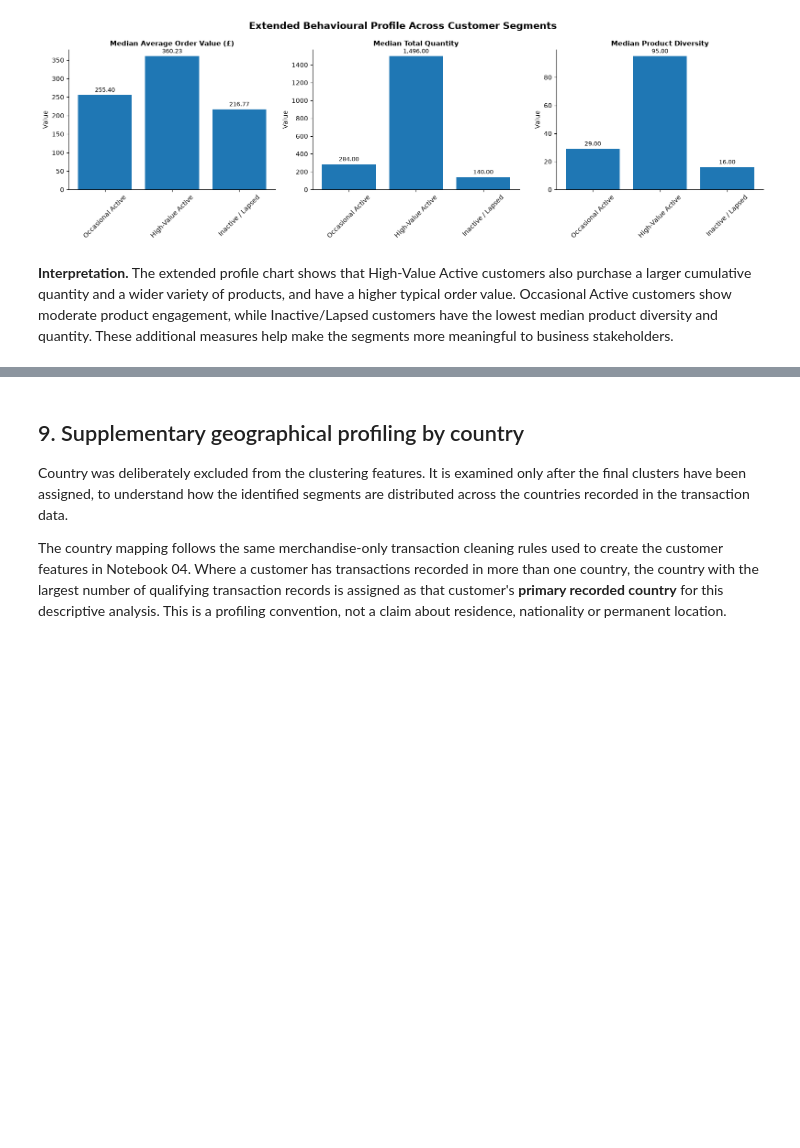
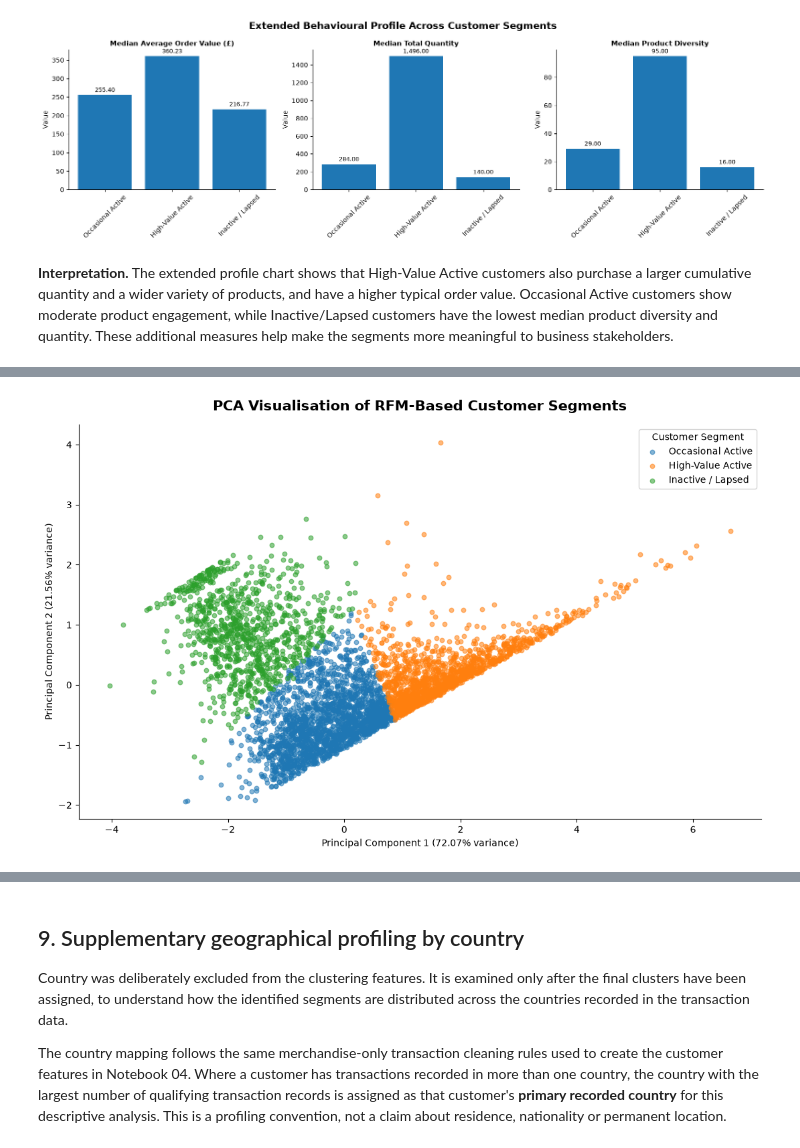
Before and after one commit to Is-not-avaible-was-available/Online_Retail_Customer_Segmentation, a Jupyter notebook: notebooks/06_model_evaluation_interpretation.ipynb, the cells around one changed output, grey strips where cells are left out. Drawn from its saved outputs; the diff is of its cells as text; code cells hidden in the pictures; blank space fills up the shorter version.

Commit message:
added pca chart and customer segment heatmap

```diff
--- a/notebooks/06_model_evaluation_interpretation.ipynb
+++ b/notebooks/06_model_evaluation_interpretation.ipynb
@@ -837,0 +848,95 @@ plt.show()
+# %%
+
+# Section 8.4 – PCA-based visualisation of customer segments
+
+from sklearn.decomposition import PCA
+import matplotlib.pyplot as plt
+import pandas as pd
+import numpy as np
+
+# Use the standardised RFM features used by the selected K-Means model
+# X_rfm contains Recency, Frequency and Monetary only.
+if X_rfm.shape[1] != 3:
+    raise ValueError("PCA visualisation expects exactly three RFM features.")
+
+if X_rfm.isnull().any().any() or np.isinf(X_rfm).any().any():
+    raise ValueError("RFM input contains missing or infinite values.")
+
+# Fit PCA to reduce the three-dimensional RFM space to two dimensions
+pca = PCA(n_components=2)
+rfm_pca_components = pca.fit_transform(X_rfm)
+
+# Create a plotting dataset with customer IDs
+pca_plot_data = rfm_scaled[["CustomerID"]].copy()
+
+# Attach cluster labels using CustomerID to preserve alignment
+cluster_mapping = rfm_cluster_assignments.set_index("CustomerID")["Cluster"]
+
+pca_plot_data["Cluster"] = pca_plot_data["CustomerID"].map(cluster_mapping)
+
+# Add the two principal components
+pca_plot_data["PC1"] = rfm_pca_components[:, 0]
+pca_plot_data["PC2"] = rfm_pca_components[:, 1]
+
+# Validate the PCA dataset
+if pca_plot_data["Cluster"].isna().any():
+    raise ValueError("Some customers do not have a cluster assignment.")
+
+if len(pca_plot_data) != len(rfm_profile_data):
+    raise ValueError("PCA data and customer profile data have different row counts.")
+
+# Calculate explained variance
+explained_variance = pca.explained_variance_ratio_ * 100
+total_explained_variance = explained_variance.sum()
+
+print("PCA EXPLAINED VARIANCE")
+print("--------------------------------")
+print(f"Principal Component 1: {explained_variance[0]:.2f}%")
+print(f"Principal Component 2: {explained_variance[1]:.2f}%")
+print(f"Total explained variance: {total_explained_variance:.2f}%")
+
+# Plot customer segments
+segment_names = {
+    0: "Occasional Active",
+    1: "High-Value Active",
+    2: "Inactive / Lapsed"
+}
+
+fig, ax = plt.subplots(figsize=(11, 7))
+
+for cluster_id, segment_name in segment_names.items():
+
+    cluster_data = pca_plot_data[
+        pca_plot_data["Cluster"] == cluster_id
+    ]
+
+    ax.scatter(
+        cluster_data["PC1"],
+        cluster_data["PC2"],
+        label=segment_name,
+        alpha=0.55,
+        s=22
+    )
+
+ax.set_title(
+    "PCA Visualisation of RFM-Based Customer Segments",
+    fontsize=15,
+    fontweight="bold",
+    pad=15
+)
+
+ax.set_xlabel(
+    f"Principal Component 1 ({explained_variance[0]:.2f}% variance)"
+)
+
+ax.set_ylabel(
+    f"Principal Component 2 ({explained_variance[1]:.2f}% variance)"
+)
+
+ax.legend(title="Customer Segment")
+ax.spines["top"].set_visible(False)
+ax.spines["right"].set_visible(False)
+
+plt.tight_layout()
+plt.show()
+# %% [output]
@@ -837,0 +948 @@ plt.show()
+[figure, added]
```
Also changed, not shown: parts of 8 cells of this notebook, 6 other files.
